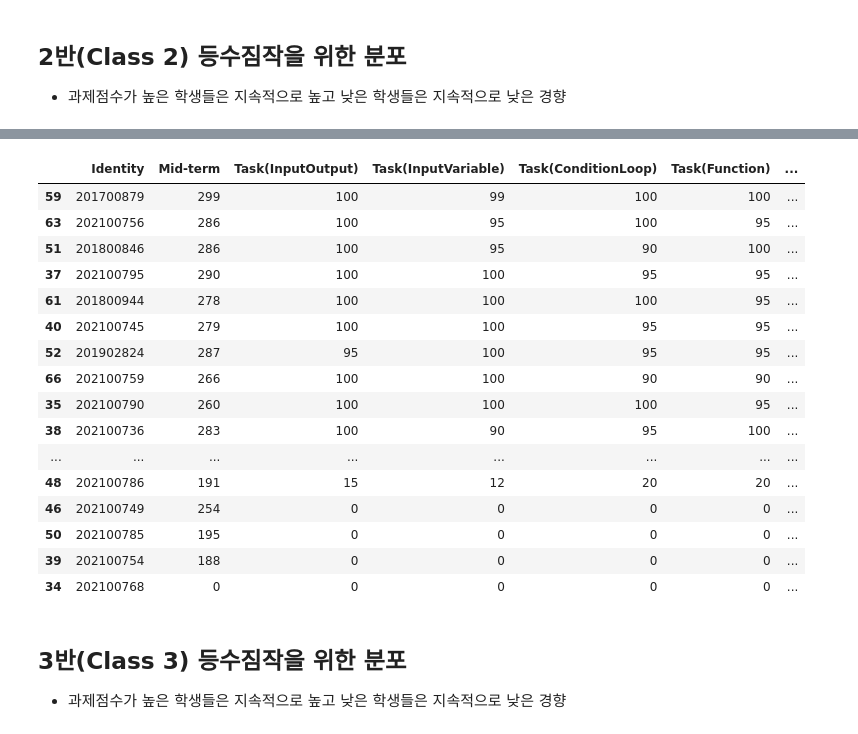
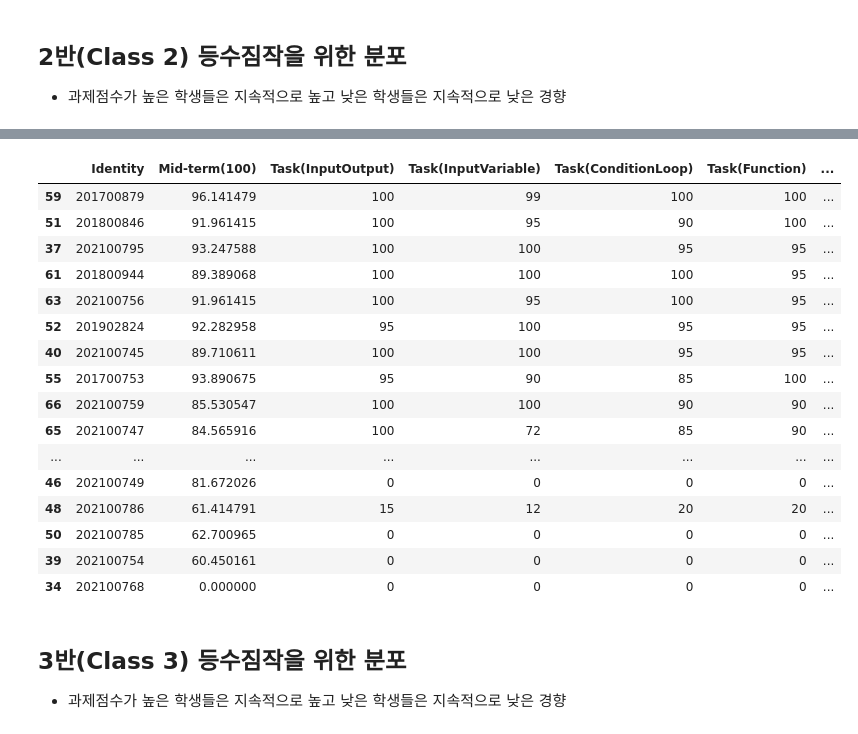
Before and after one commit to cheonbi/Digital-Economy, a Jupyter notebook: 202112_DigitalPlatform_Score_KK.ipynb, the cells around one changed output, grey strips where cells are left out. Saved outputs shown, nothing was run; the diff lists cells and outputs as text; code cells hidden in the pictures.

```diff
--- a/점수분포공유.ipynb
+++ b/202112_DigitalPlatform_Score_KK.ipynb
@@ -10,9 +10,13 @@ import seaborn as sns
 # %% [markdown]
 # 데이터로딩
 # %%
-df = pd.read_csv('Score.txt', sep='\t')
+df = pd.read_csv('202112_DigitalPlatform_Score_KK.txt', sep='\t')
 df.columns = ['Class', 'Name', 'Name_ENG', 'Identity', 'Division', 'Department', 'E-mail',
-              'Mid-term', 'Task(InputOutput)', 'Task(InputVariable)', 'Task(ConditionLoop)', 'Task(Function)', 'Tast(InputNumpy)']
+              'Mid-term', 'Mid-term(100)',
+              'Task(InputOutput)', 'Task(InputVariable)', 'Task(ConditionLoop)', 'Task(Function)',
+              'Tast(InputNumpy)', 'Tast(InputDataFrame)',
+              'w0', 'w1', 'w2', 'w3', 'w4', 'w5', 'w6',
+              'Mid&Final']
 df_dict = dict()
 for num in df.Class.unique():
     df_dict[num] = df[df.Class == num]
@@ -181,26 +197,25 @@ for col in df_dict[2].iloc[:,8:].columns:
 # %%
 df_temp = pd.concat([df_dict[2]['Identity'],
-                     df_dict[2].iloc[:,7:],
-                     pd.DataFrame(df_dict[2].iloc[:,7:].sum(axis=1), columns=['Total'])], axis=1)
-df_temp.sort_values(by='Total', ascending=False)
+                     df_dict[2].iloc[:,[8,9,10,11,12,13,14,-1]]], axis=1)
+df_temp.sort_values(by='Mid&Final', ascending=False)
 # %% [output]
-|  | Identity | Mid-term | Task(InputOutput) | Task(InputVariable) | Task(ConditionLoop) | Task(Function) | ... |
-| 59 | 201700879 | 299 | 100 | 99 | 100 | 100 | ... |
-| 63 | 202100756 | 286 | 100 | 95 | 100 | 95 | ... |
-| 51 | 201800846 | 286 | 100 | 95 | 90 | 100 | ... |
-| 37 | 202100795 | 290 | 100 | 100 | 95 | 95 | ... |
-| 61 | 201800944 | 278 | 100 | 100 | 100 | 95 | ... |
-| 40 | 202100745 | 279 | 100 | 100 | 95 | 95 | ... |
-| 52 | 201902824 | 287 | 95 | 100 | 95 | 95 | ... |
-| 66 | 202100759 | 266 | 100 | 100 | 90 | 90 | ... |
-| 35 | 202100790 | 260 | 100 | 100 | 100 | 95 | ... |
-| 38 | 202100736 | 283 | 100 | 90 | 95 | 100 | ... |
+|  | Identity | Mid-term(100) | Task(InputOutput) | Task(InputVariable) | Task(ConditionLoop) | Task(Function) | ... |
+| 59 | 201700879 | 96.141479 | 100 | 99 | 100 | 100 | ... |
+| 51 | 201800846 | 91.961415 | 100 | 95 | 90 | 100 | ... |
+| 37 | 202100795 | 93.247588 | 100 | 100 | 95 | 95 | ... |
+| 61 | 201800944 | 89.389068 | 100 | 100 | 100 | 95 | ... |
+| 63 | 202100756 | 91.961415 | 100 | 95 | 100 | 95 | ... |
+| 52 | 201902824 | 92.282958 | 95 | 100 | 95 | 95 | ... |
+| 40 | 202100745 | 89.710611 | 100 | 100 | 95 | 95 | ... |
+| 55 | 201700753 | 93.890675 | 95 | 90 | 85 | 100 | ... |
+| 66 | 202100759 | 85.530547 | 100 | 100 | 90 | 90 | ... |
+| 65 | 202100747 | 84.565916 | 100 | 72 | 85 | 90 | ... |
 | ... | ... | ... | ... | ... | ... | ... | ... |
-| 48 | 202100786 | 191 | 15 | 12 | 20 | 20 | ... |
-| 46 | 202100749 | 254 | 0 | 0 | 0 | 0 | ... |
-| 50 | 202100785 | 195 | 0 | 0 | 0 | 0 | ... |
-| 39 | 202100754 | 188 | 0 | 0 | 0 | 0 | ... |
-| 34 | 202100768 | 0 | 0 | 0 | 0 | 0 | ... |
+| 46 | 202100749 | 81.672026 | 0 | 0 | 0 | 0 | ... |
+| 48 | 202100786 | 61.414791 | 15 | 12 | 20 | 20 | ... |
+| 50 | 202100785 | 62.700965 | 0 | 0 | 0 | 0 | ... |
+| 39 | 202100754 | 60.450161 | 0 | 0 | 0 | 0 | ... |
+| 34 | 202100768 | 0.000000 | 0 | 0 | 0 | 0 | ... |
 # %% [markdown]
 ## 3반(Class 3) 등수짐작을 위한 분포
 
```
Also changed, not shown: parts of 9 cells of this notebook.
